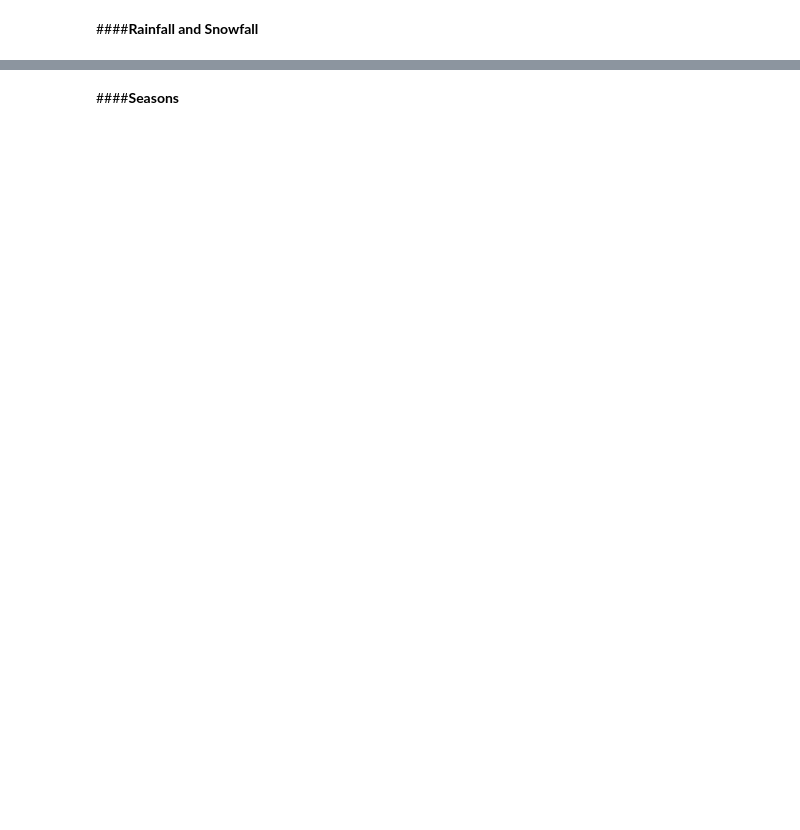
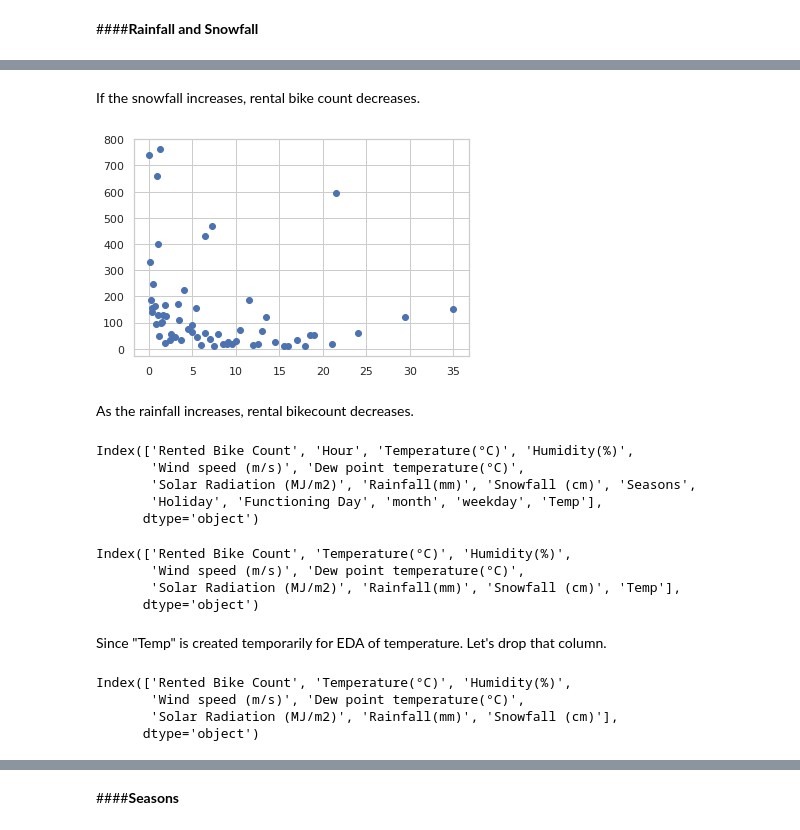
Before and after one commit to ShrungaM/Bike-Sharing-Demand-Prediction, a Jupyter notebook: Bike_Sharing_Demand_Prediction_Capstone_Project.ipynb, the cells around one changed output, grey strips where cells are left out. Cells and saved outputs as stored; diff of their text form; code cells hidden in the pictures; blank space fills up the shorter version.

```diff
--- a/Bike_Sharing_Demand_Prediction_Capstone_Project.ipynb
+++ b/Bike_Sharing_Demand_Prediction_Capstone_Project.ipynb
@@ -478 +475,12 @@ Name: Rainfall(mm), dtype: float64
+# %% [markdown]
+If the snowfall increases, rental bike count decreases.
+# %%
+rain_bikecount=pd.DataFrame(dict(dataset.groupby('Rainfall(mm)')['Rented Bike Count'].mean()),index=['Average Bike Count']).transpose().reset_index()
+rain_bikecount.rename(columns={'index':'Rainfall(mm)'},inplace=True)
+plt.scatter(rain_bikecount['Rainfall(mm)'],rain_bikecount['Average Bike Count'])
+plt.show()
+# %% [output]
+[figure, added]
+# %% [markdown]
+As the rainfall increases, rental bikecount decreases.
 # %%
@@ -479,0 +488,17 @@ cols_to_drop.extend(['Snowfall (cm)','Rainfall(mm)'])
+# %%
+dataset.columns
+# %% [output]
+Index(['Rented Bike Count', 'Hour', 'Temperature(°C)', 'Humidity(%)',
+       'Wind speed (m/s)', 'Dew point temperature(°C)',
+       'Solar Radiation (MJ/m2)', 'Rainfall(mm)', 'Snowfall (cm)', 'Seasons',
+       'Holiday', 'Functioning Day', 'month', 'weekday', 'Temp'],
+      dtype='object')
+# %%
+dataset.describe().columns
+# %% [output]
+Index(['Rented Bike Count', 'Temperature(°C)', 'Humidity(%)',
+       'Wind speed (m/s)', 'Dew point temperature(°C)',
+       'Solar Radiation (MJ/m2)', 'Rainfall(mm)', 'Snowfall (cm)', 'Temp'],
+      dtype='object')
+# %% [markdown]
+Since "Temp" is created temporarily for EDA of temperature. Let's drop that column.
@@ -479,0 +507,8 @@ cols_to_drop.extend(['Snowfall (cm)','Rainfall(mm)'])
+# %%
+numeric_features = dataset.describe().columns
+numeric_features
+# %% [output]
+Index(['Rented Bike Count', 'Temperature(°C)', 'Humidity(%)',
+       'Wind speed (m/s)', 'Dew point temperature(°C)',
+       'Solar Radiation (MJ/m2)', 'Rainfall(mm)', 'Snowfall (cm)'],
+      dtype='object')
```
Also changed, not shown: parts of 88 cells of this notebook.
